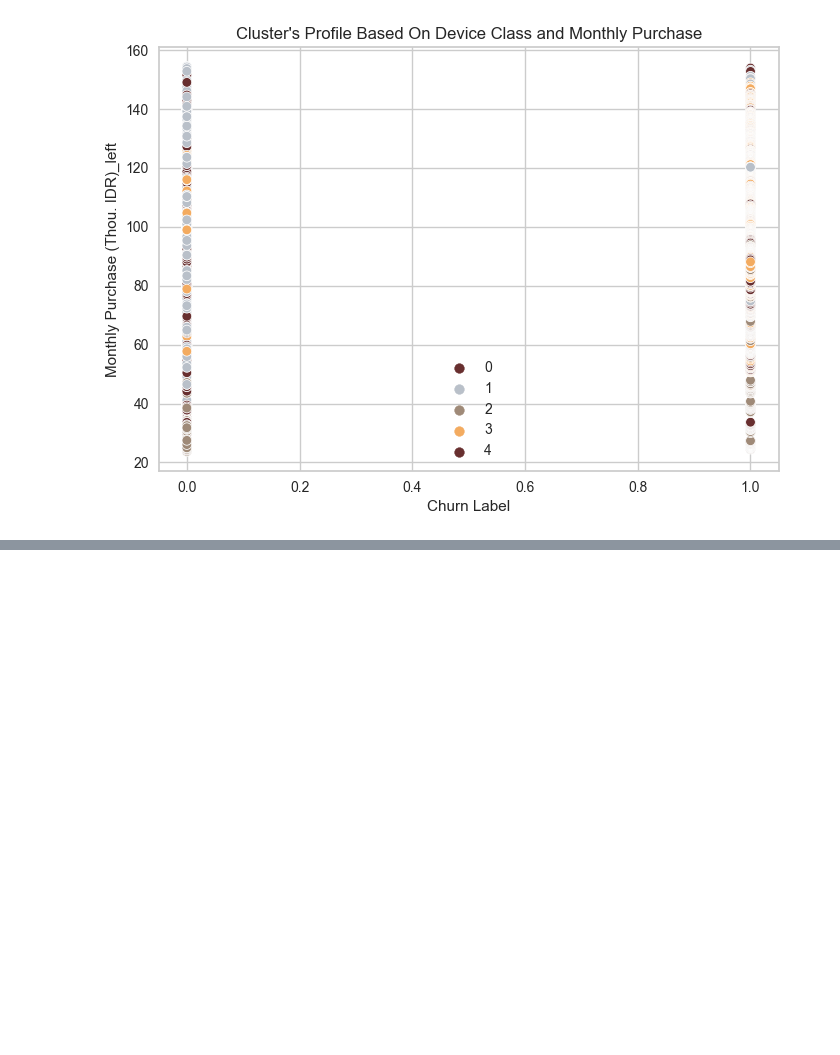
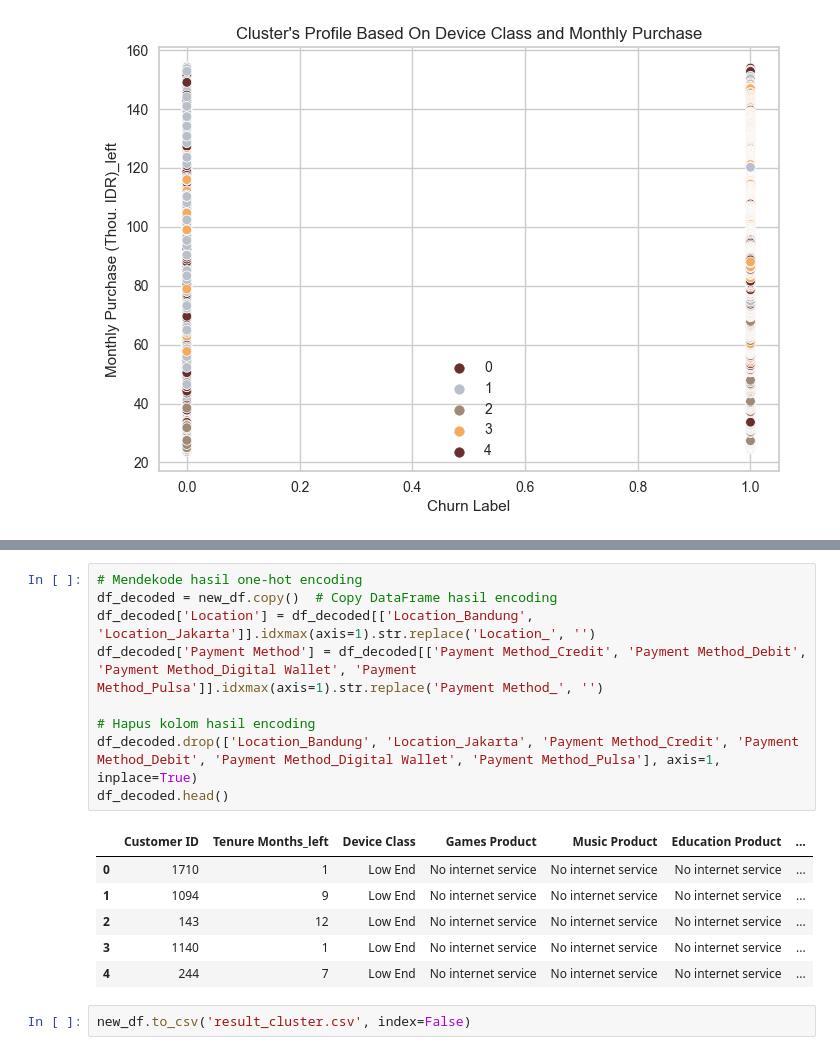
Before and after one commit to whisnumurtyga/dsw-second-guess, a Jupyter notebook: code/clustering.ipynb, the cells around one changed output, grey strips where cells are left out. Saved outputs shown, nothing was run; the diff lists cells and outputs as text; blank space fills up the shorter version.

Commit message:
backmapping end decode before save and rerun

```diff
--- a/code/clustering.ipynb
+++ b/code/clustering.ipynb
@@ -356,0 +387,18 @@ The palette list has fewer values (4) than needed (5) and will cycle, which may
+# %%
+# Mendekode hasil one-hot encoding
+df_decoded = new_df.copy()  # Copy DataFrame hasil encoding
+df_decoded['Location'] = df_decoded[['Location_Bandung', 'Location_Jakarta']].idxmax(axis=1).str.replace('Location_', '')
+df_decoded['Payment Method'] = df_decoded[['Payment Method_Credit', 'Payment Method_Debit', 'Payment Method_Digital Wallet', 'Payment Method_Pulsa']].idxmax(axis=1).str.replace('Payment Method_', '')
+
+# Hapus kolom hasil encoding
+df_decoded.drop(['Location_Bandung', 'Location_Jakarta', 'Payment Method_Credit', 'Payment Method_Debit', 'Payment Method_Digital Wallet', 'Payment Method_Pulsa'], axis=1, inplace=True)
+df_decoded.head()
+# %% [output]
+|  | Customer ID | Tenure Months_left | Device Class | Games Product | Music Product | Education Product | ... |
+| 0 | 1710 | 1 | Low End | No internet service | No internet service | No internet service | ... |
+| 1 | 1094 | 9 | Low End | No internet service | No internet service | No internet service | ... |
+| 2 | 143 | 12 | Low End | No internet service | No internet service | No internet service | ... |
+| 3 | 1140 | 1 | Low End | No internet service | No internet service | No internet service | ... |
+| 4 | 244 | 7 | Low End | No internet service | No internet service | No internet service | ... |
+# %%
+new_df.to_csv('result_cluster.csv', index=False)
```
Also changed, not shown: parts of 11 cells of this notebook.
